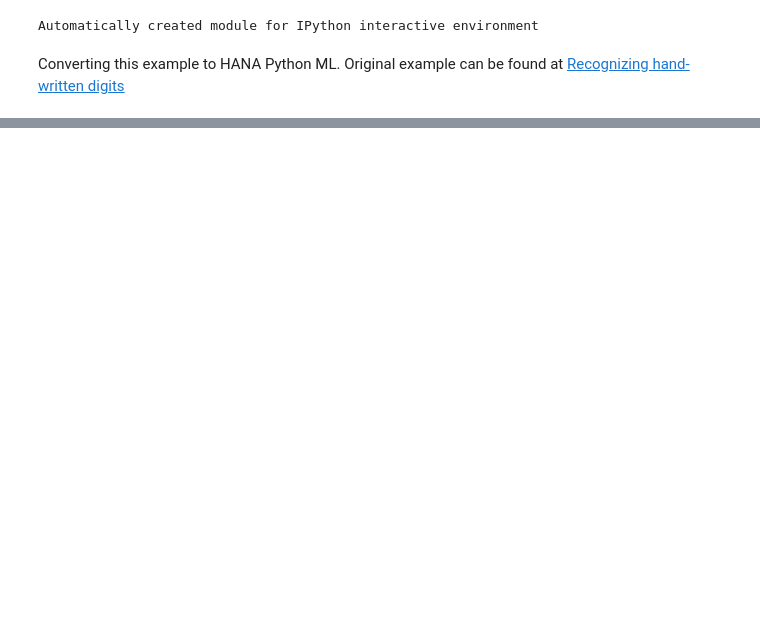
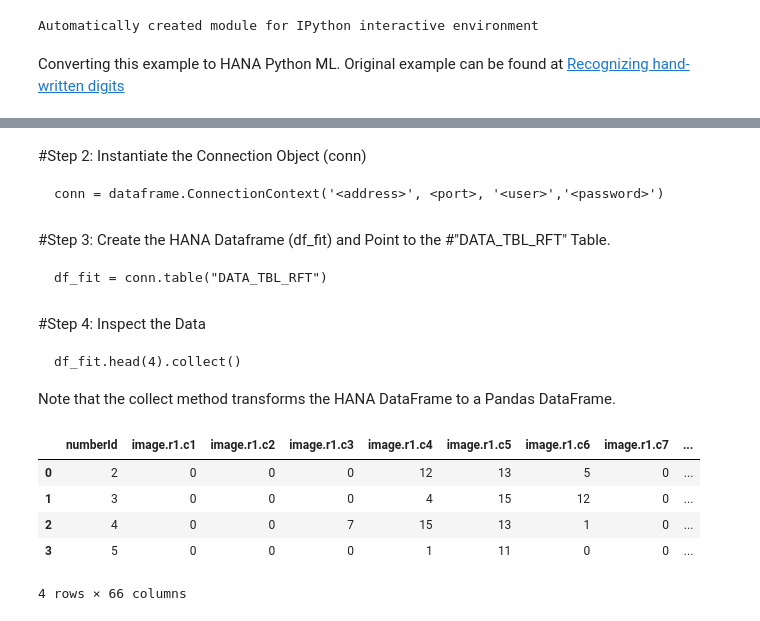
Before and after one commit to alundesap/mta_python_ml, a Jupyter notebook: python/hana_ml_digit_classification.ipynb, the cells around one changed output, grey strips where cells are left out. Drawn from its saved outputs; the diff is of its cells as text; code cells hidden in the pictures; blank space fills up the shorter version.

````diff
--- a/python/hana_ml_digit_classification.ipynb
+++ b/python/hana_ml_digit_classification.ipynb
@@ -25,0 +95,4 @@ Original example can be found at [Recognizing hand-written digits](http://scikit
+# %%
+from cfenv import AppEnv
+env = AppEnv()
+hana = env.get_service(label='hana')
@@ -25,0 +101,6 @@ Original example can be found at [Recognizing hand-written digits](http://scikit
+# %%
+schema = hana.credentials['schema']
+host = hana.credentials['host']
+port = hana.credentials['port']
+user = hana.credentials['user']
+password = hana.credentials['password']
@@ -25,0 +137,30 @@ Original example can be found at [Recognizing hand-written digits](http://scikit
+# %% [markdown]
+#Step 2: Instantiate the Connection Object (conn)
+```
+conn = dataframe.ConnectionContext('<address>', <port>, '<user>','<password>')
+```
+# %%
+hcc = dataframe.ConnectionContext(host, int(port), user, password)
+# %% [markdown]
+#Step 3: Create the HANA Dataframe (df_fit) and Point to the
+#"DATA_TBL_RFT" Table.
+```
+df_fit = conn.table("DATA_TBL_RFT")
+```
+# %%
+hdf = (hcc.table('mta_python_ml.db.data::digits.number', schema=schema))
+# %% [markdown]
+#Step 4: Inspect the Data
+```
+df_fit.head(4).collect()
+```
+Note that the collect method transforms the HANA DataFrame to a Pandas DataFrame.
+# %%
+hdf.head(4).collect()
+# %% [output]
+|  | numberId | image.r1.c1 | image.r1.c2 | image.r1.c3 | image.r1.c4 | image.r1.c5 | image.r1.c6 | image.r1.c7 | ... |
+| 0 | 2 | 0 | 0 | 0 | 12 | 13 | 5 | 0 | ... |
+| 1 | 3 | 0 | 0 | 0 | 4 | 15 | 12 | 0 | ... |
+| 2 | 4 | 0 | 0 | 7 | 15 | 13 | 1 | 0 | ... |
+| 3 | 5 | 0 | 0 | 0 | 1 | 11 | 0 | 0 | ... |
+4 rows × 66 columns
````
Also changed, not shown: parts of 84 cells of this notebook, 1 other file.
